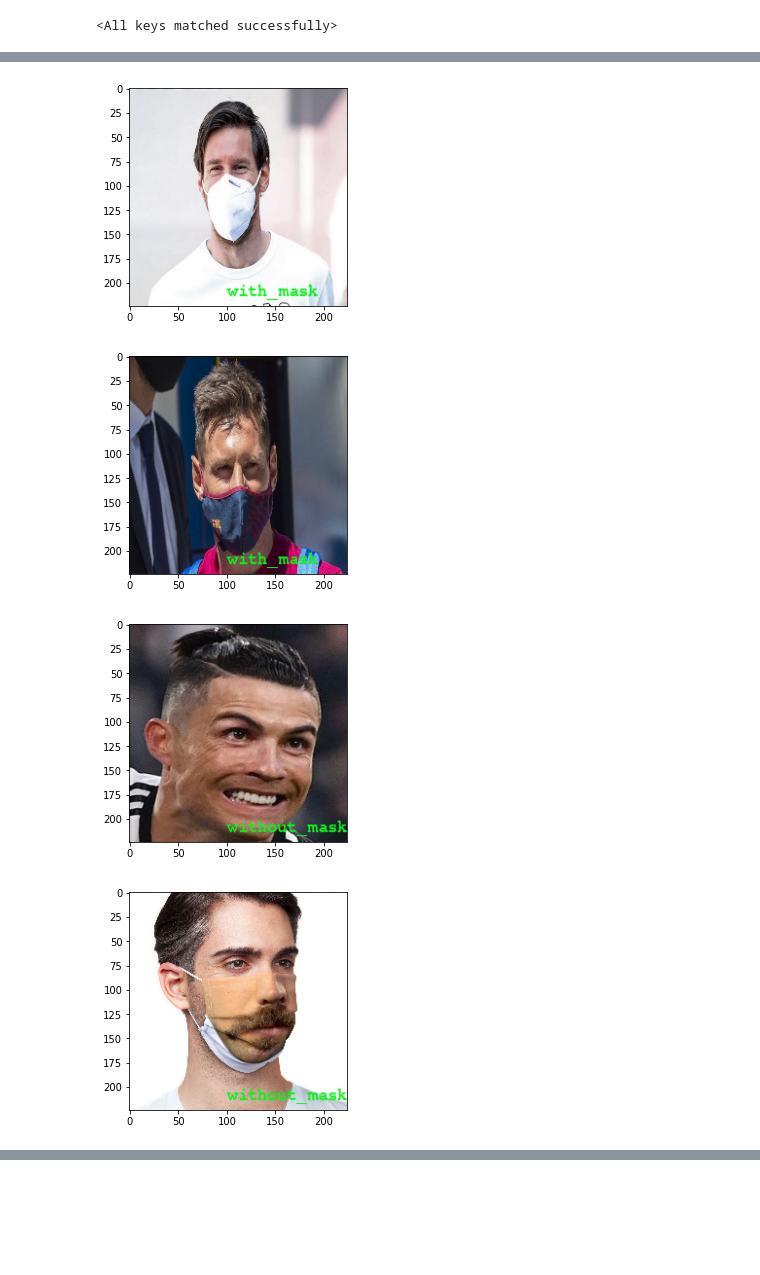
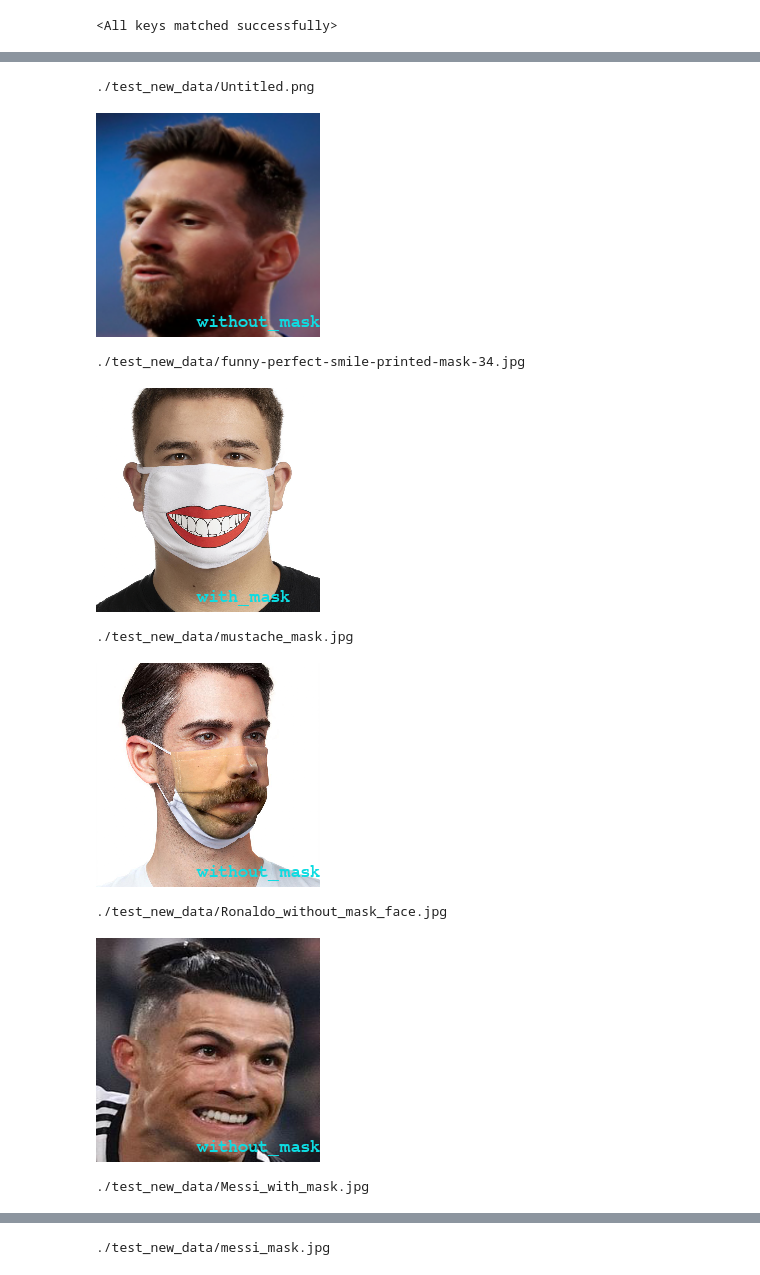
Before and after one commit to matszewczyk/projekt-eiasr, a Jupyter notebook: FaceMask_out_network.ipynb, the cells around one changed output, grey strips where cells are left out. Drawn from its saved outputs; the diff is of its cells as text; code cells hidden in the pictures; blank space fills up the shorter version.

```diff
--- a/FaceMask_out_network.ipynb
+++ b/FaceMask_out_network.ipynb
@@ -429,16 +427,17 @@ predict('./test_new_data/Untitled.png')
-# %%
-predict('./test_new_data/messi_mask.jpg')
-# %% [output]
-[figure, removed]
-# %%
-predict('./test_new_data/Messi_with_mask.jpg')
-# %% [output]
-[figure, removed]
-# %%
-predict('./test_new_data/Ronaldo_without_mask_face.jpg')
-# %% [output]
-[figure, removed]
-# %%
-predict('./test_new_data/mustache_mask.jpg')
-# %% [output]
-[figure, removed]
+# %%
+images = []
+from IPython.display import display
+basic_path = './test_new_data/'
+for filename in os.listdir(basic_path):
+    image = predict(basic_path + filename)
+    display(image)
+# %% [output]
+./test_new_data/Untitled.png
+[figure, added]
+./test_new_data/funny-perfect-smile-printed-mask-34.jpg
+[figure, added]
+./test_new_data/mustache_mask.jpg
+[figure, added]
+./test_new_data/Ronaldo_without_mask_face.jpg
+[figure, added]
+./test_new_data/Messi_with_mask.jpg
@@ -444,0 +445 @@ predict('./test_new_data/mustache_mask.jpg')
+./test_new_data/messi_mask.jpg
```
Also changed, not shown: parts of 4 cells of this notebook, 5 other files.
